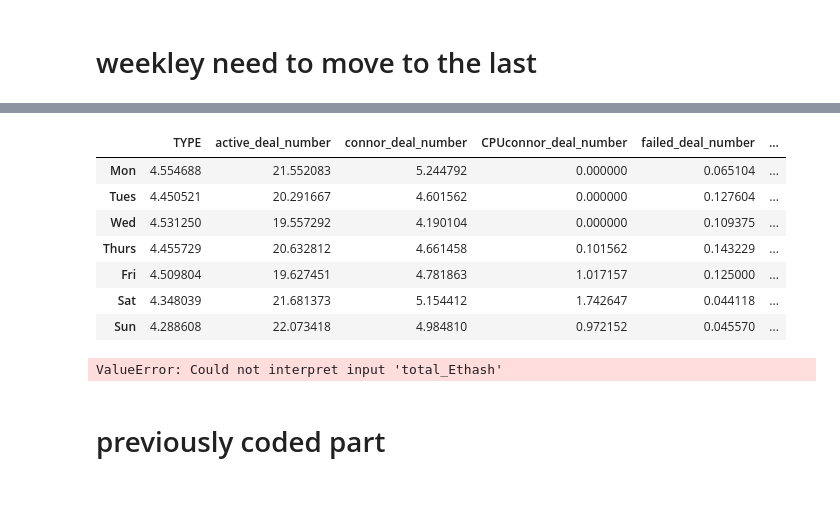
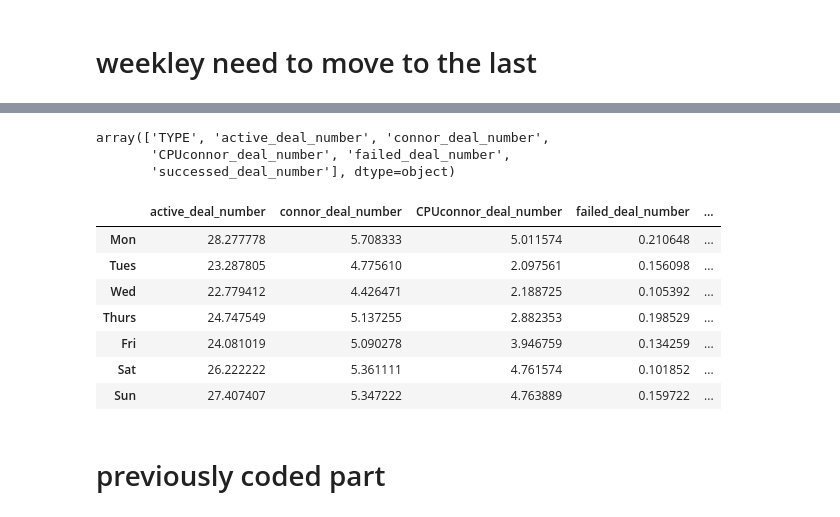
Before and after one commit to sonmcommunity/SONM_deals, a Jupyter notebook: Time_series-Ver2-Copy3.ipynb, the cells around one changed output, grey strips where cells are left out. Saved outputs shown, nothing was run; the diff lists cells and outputs as text; code cells hidden in the pictures.

```diff
--- a/Time_series-Ver2-Copy3.ipynb
+++ b/Time_series-Ver2-Copy3.ipynb
@@ -1348,15 +1351,6 @@ by_weekday.plot(style=[':', '--', '-']);
 # %%
-by_weekday
+by_weekday.columns.values
 # %% [output]
-|  | TYPE | active_deal_number | connor_deal_number | CPUconnor_deal_number | failed_deal_number | ... |
-| Mon | 4.554688 | 21.552083 | 5.244792 | 0.000000 | 0.065104 | ... |
-| Tues | 4.450521 | 20.291667 | 4.601562 | 0.000000 | 0.127604 | ... |
-| Wed | 4.531250 | 19.557292 | 4.190104 | 0.000000 | 0.109375 | ... |
-| Thurs | 4.455729 | 20.632812 | 4.661458 | 0.101562 | 0.143229 | ... |
-| Fri | 4.509804 | 19.627451 | 4.781863 | 1.017157 | 0.125000 | ... |
-| Sat | 4.348039 | 21.681373 | 5.154412 | 1.742647 | 0.044118 | ... |
-| Sun | 4.288608 | 22.073418 | 4.984810 | 0.972152 | 0.045570 | ... |
+array(['TYPE', 'active_deal_number', 'connor_deal_number',
+       'CPUconnor_deal_number', 'failed_deal_number',
+       'successed_deal_number'], dtype=object)
-# %%
-sns.barplot(x=by_weekday.index, y="total_Ethash", data=by_weekday)
-# %% [output]
-ValueError: Could not interpret input 'total_Ethash'
@@ -1383,3 +1357,16 @@ plt.xlabel('hours in a day')
+# %%
+by_weekday[['active_deal_number', 'connor_deal_number',
+       'CPUconnor_deal_number', 'failed_deal_number',
+       'successed_deal_number']]
+# %% [output]
+|  | active_deal_number | connor_deal_number | CPUconnor_deal_number | failed_deal_number | ... |
+| Mon | 28.277778 | 5.708333 | 5.011574 | 0.210648 | ... |
+| Tues | 23.287805 | 4.775610 | 2.097561 | 0.156098 | ... |
+| Wed | 22.779412 | 4.426471 | 2.188725 | 0.105392 | ... |
+| Thurs | 24.747549 | 5.137255 | 2.882353 | 0.198529 | ... |
+| Fri | 24.081019 | 5.090278 | 3.946759 | 0.134259 | ... |
+| Sat | 26.222222 | 5.361111 | 4.761574 | 0.101852 | ... |
+| Sun | 27.407407 | 5.347222 | 4.763889 | 0.159722 | ... |
 # %% [markdown]
 # previously coded part
 # %%
```
Also changed, not shown: parts of 147 cells of this notebook.
